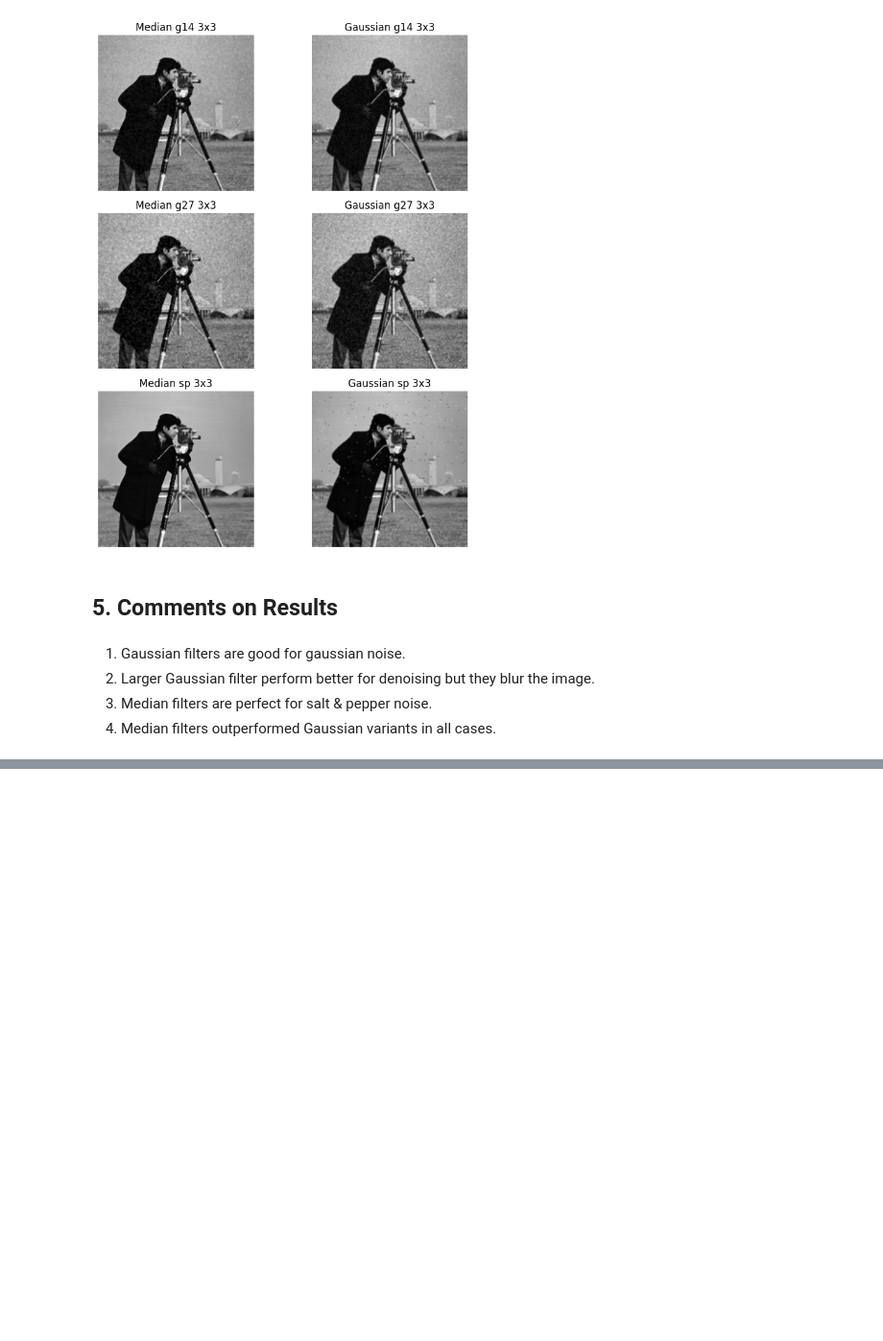
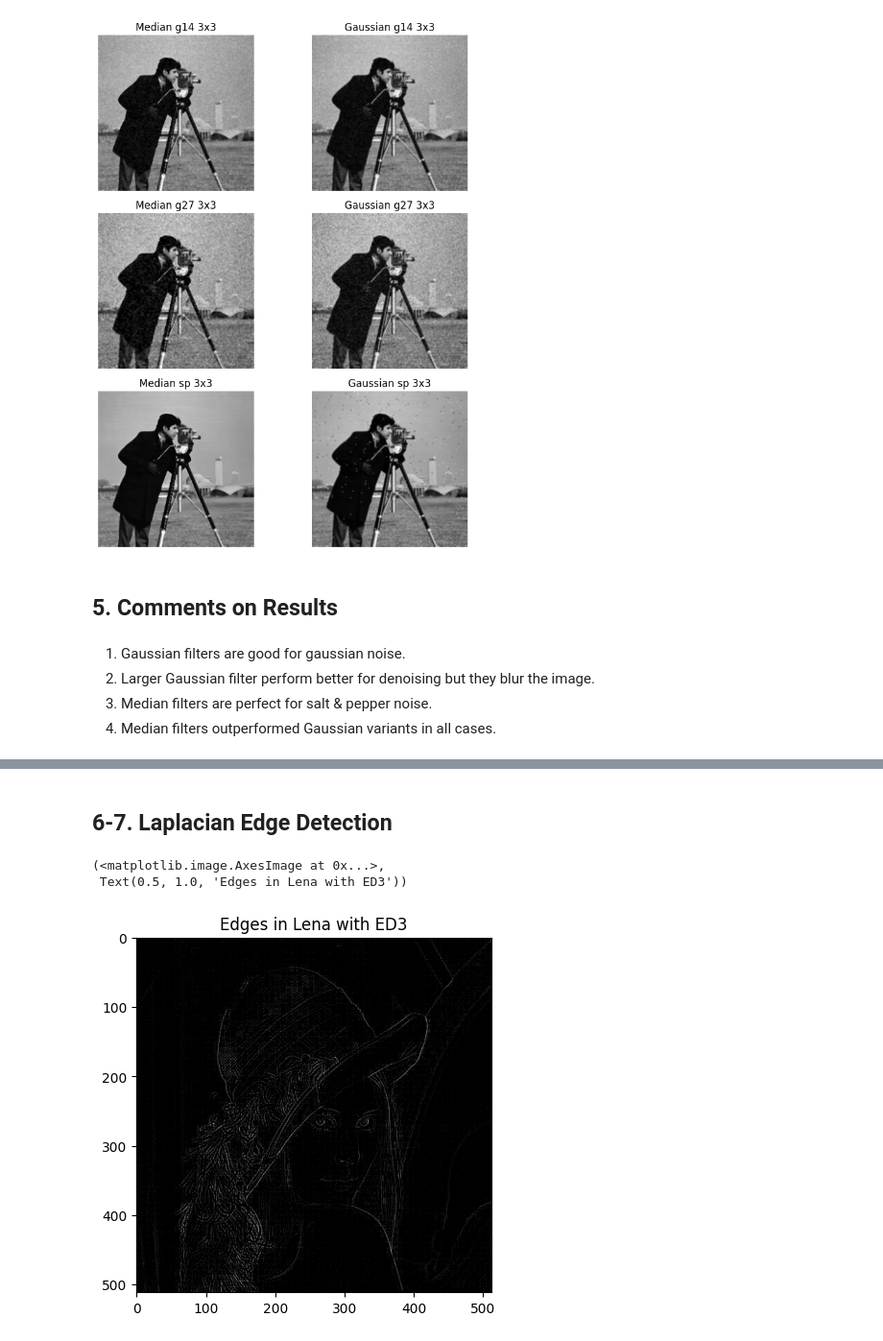
Before and after one commit to makifcevik/python-notebooks, a Jupyter notebook: 403_assignment.ipynb, the cells around one changed output, grey strips where cells are left out. Shown at 96% size. Saved outputs shown, nothing was run; the diff lists cells and outputs as text; code cells hidden in the pictures; blank space fills up the shorter version.

```diff
--- a/403_assignment.ipynb
+++ b/403_assignment.ipynb
@@ -238,0 +282,10 @@ plt.show()
+# %% [markdown]
+## 6-7. Laplacian Edge Detection
+# %%
+ED3 = np.array([[0,1,0],[1,-4,1],[0,1,0]])
+ED3Lena = cv2.filter2D(OrigLena, -1, ED3)
+plt.imshow(ED3Lena, cmap='gray'), plt.title('Edges in Lena with ED3')
+# %% [output]
+(<matplotlib.image.AxesImage at 0x...>,
+ Text(0.5, 1.0, 'Edges in Lena with ED3'))
+[figure, added]
```
Also changed, not shown: parts of 17 cells of this notebook.
